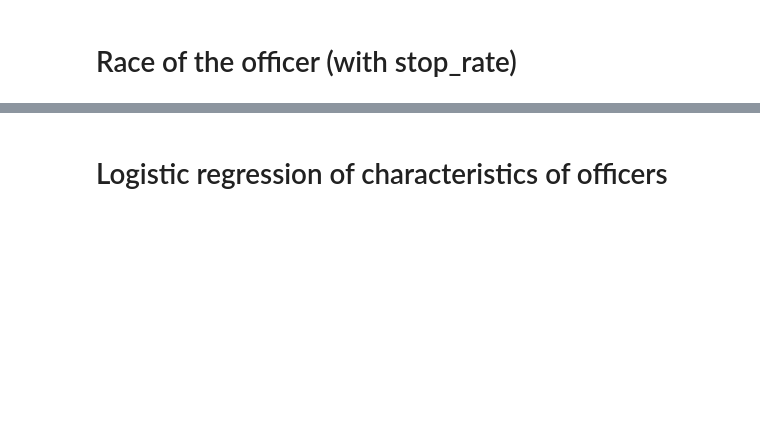
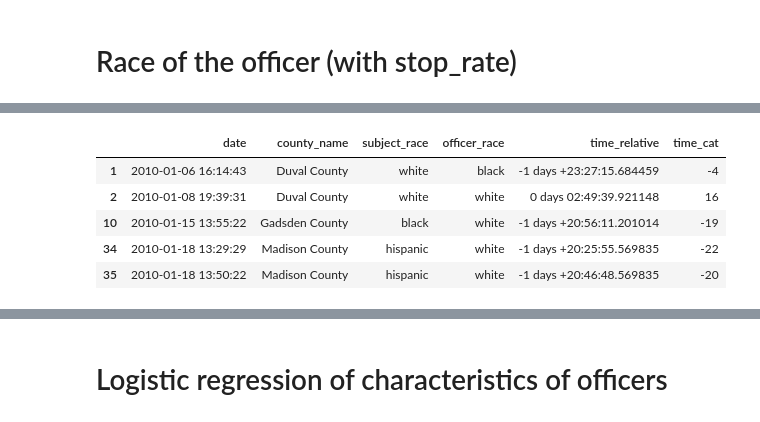
Before and after one commit to epfl-ada/ada-2020-project-milestone-p3-p3_vsl, a Jupyter notebook: notebook.ipynb, the cells around one changed output, grey strips where cells are left out. Drawn from its saved outputs; the diff is of its cells as text; code cells hidden in the pictures; blank space fills up the shorter version.

Commit message:
push last version of veil fo darkness

```diff
--- a/notebook.ipynb
+++ b/notebook.ipynb
@@ -266,6 +297,8 @@ plot_search_rates(df_age_sep, officer_age_level, 5000)
 # %%
 officer_race = ['white', 'black', 'hispanic']
 # %%
+df_race = copy(df)
+
 # make sure that required data are present (drop if nan values in those columns)
 important_features = ['subject_race', 'officer_race', 'search_conducted']
 df_race.dropna(inplace=True, subset=important_features)
@@ -273,7 +306,7 @@ print('Cleaned subset is composed of {} datapoints'.format(df_race.shape[0]))
 
 # overview of all the data / global search rate
 print_search_rate(df_race)
-
+df_race = preprocess_for_grouping(df_race)
 
 # add specific column for this type of analyzis
 df_race_all_s = df_race.groupby(['officer_race','county_name', 'subject_race']).agg({'count':'count'})
@@ -283,5 +316,7 @@ df_race_mixed = copy(df_race_all_s)
 df_race_mixed['tot'] = df_race_all['count']
 df_race_mixed['stop_rate'] = df_race_mixed['count'] / df_race_mixed['tot']
 
+
 df_race_mixed = df_race_mixed.reorder_levels(['officer_race','subject_race','county_name'])
-# df_race_mixed.head()
+
+df_race_mixed.head()
@@ -300,0 +323,5 @@ plot_search_rates(df_race_sep, officer_race, 100, what_to_plot='stop_rate')
+# %%
+
+df = separate_data( df_race_mixed, ['white'])['white']
+df.reset_index(level=[0,1], inplace=True)
+df.head()
@@ -300,0 +476,6 @@ plot_search_rates(df_race_sep, officer_race, 100, what_to_plot='stop_rate')
+# %%
+periods = []
+for i in range(17, 21):
+    for j in range(0, 60, 10):
+        periods.append(f"{i}:{int(j/10)}")
+print(periods)
@@ -300,0 +608,10 @@ plot_search_rates(df_race_sep, officer_race, 100, what_to_plot='stop_rate')
+# %%
+import astral.sun as astralsun
+from astral import LocationInfo
+from astral.sun import sun
+from datetime import datetime
+
+city = LocationInfo("Orlando")
+
+df_veil['time_relative'] = df_veil['date'].progress_apply(lambda x : x - sun(city.observer, date=x)['dusk'].replace(tzinfo=None))
+df_veil.head()
@@ -300,0 +625,22 @@ plot_search_rates(df_race_sep, officer_race, 100, what_to_plot='stop_rate')
+# %%
+WIDTH = 20
+EXTEND= 2
+
+categories = [timedelta(minutes=10*i) for i in range(-WIDTH-EXTEND, WIDTH+1)]
+
+def get_category(timed):
+    for i, t in enumerate(categories):
+        if timed < t:
+            return i-WIDTH-EXTEND-1 if i else -1
+    return -1
+# print(categories)
+df_veil['time_cat'] = df_veil['time_relative'].progress_apply(lambda x : get_category(x))
+df_veil_cleaned = df_veil[df_veil['time_cat'] != -1]
+df_veil_cleaned.head()
+# %% [output]
+|  | date | county_name | subject_race | officer_race | time_relative | time_cat |
+| 1 | 2010-01-06 16:14:43 | Duval County | white | black | -1 days +23:27:15.684459 | -4 |
+| 2 | 2010-01-08 19:39:31 | Duval County | white | white | 0 days 02:49:39.921148 | 16 |
+| 10 | 2010-01-15 13:55:22 | Gadsden County | black | white | -1 days +20:56:11.201014 | -19 |
+| 34 | 2010-01-18 13:29:29 | Madison County | hispanic | white | -1 days +20:25:55.569835 | -22 |
+| 35 | 2010-01-18 13:50:22 | Madison County | hispanic | white | -1 days +20:46:48.569835 | -20 |
```
Also changed, not shown: parts of 49 cells of this notebook.
